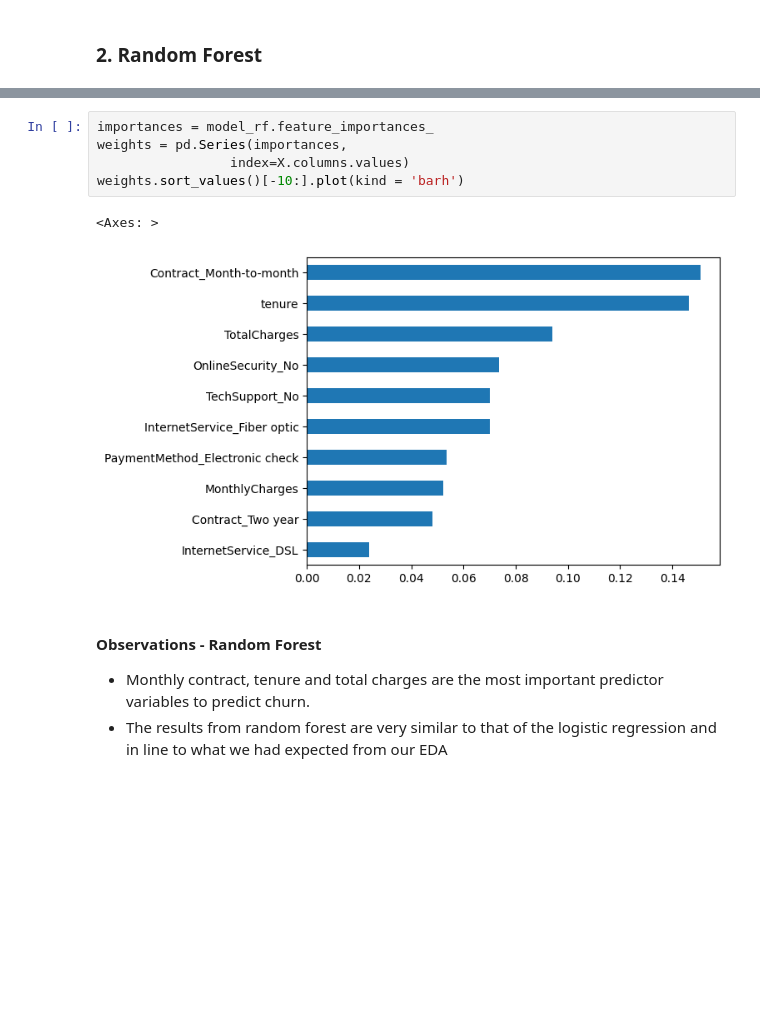
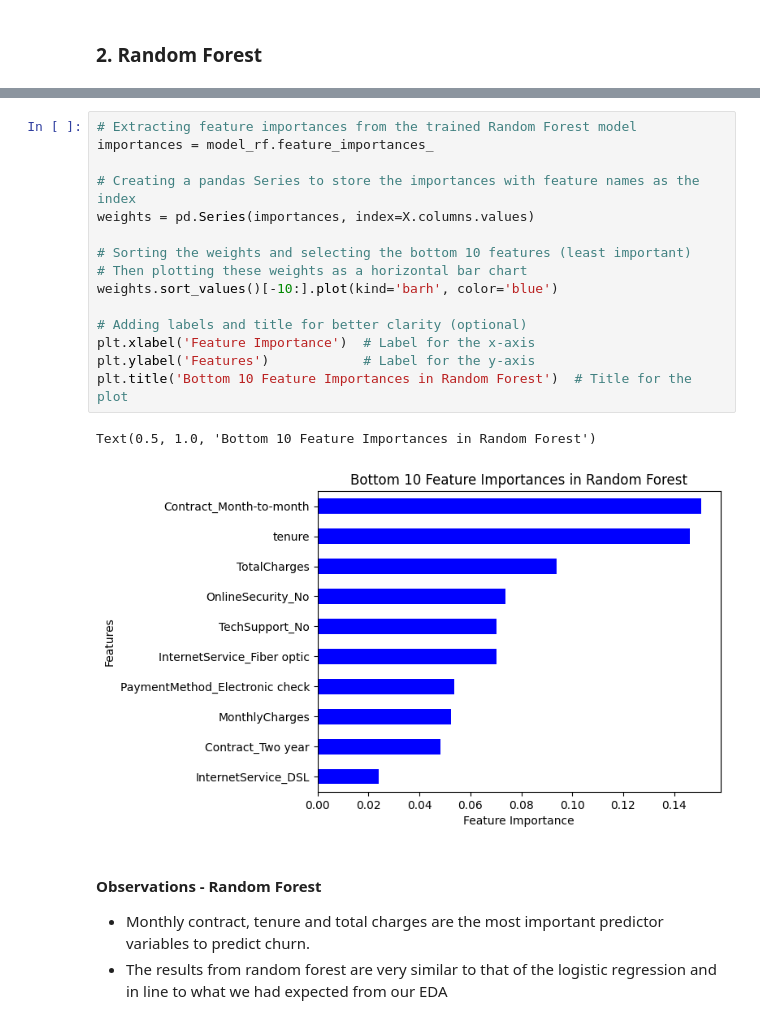
Before and after one commit to Kotadiyahenil/DS-Project-1, a Jupyter notebook: Telecom-Customer-Churn-Prediction-Supervised-Learning-End-To-End.ipynb, the cells around one changed output, grey strips where cells are left out. Saved outputs shown, nothing was run; the diff lists cells and outputs as text; blank space fills up the shorter version.

```diff
--- a/Telecom-Customer-Churn-Prediction-Supervised-Learning-End-To-End.ipynb
+++ b/Telecom-Customer-Churn-Prediction-Supervised-Learning-End-To-End.ipynb
@@ -766,13 +858,23 @@ print(metrics.accuracy_score(y_test, prediction_test))
 # %% [output]
 0.8088130774697939
 # %%
+# Extracting feature importances from the trained Random Forest model
 importances = model_rf.feature_importances_
-weights = pd.Series(importances,
-                 index=X.columns.values)
-weights.sort_values()[-10:].plot(kind = 'barh')
+
+# Creating a pandas Series to store the importances with feature names as the index
+weights = pd.Series(importances, index=X.columns.values)
+
+# Sorting the weights and selecting the bottom 10 features (least important)
+# Then plotting these weights as a horizontal bar chart
+weights.sort_values()[-10:].plot(kind='barh', color='blue')
+
+# Adding labels and title for better clarity (optional)
+plt.xlabel('Feature Importance')  # Label for the x-axis
+plt.ylabel('Features')            # Label for the y-axis
+plt.title('Bottom 10 Feature Importances in Random Forest')  # Title for the plot
 # %% [output]
-<Axes: >
+Text(0.5, 1.0, 'Bottom 10 Feature Importances in Random Forest')
-[figure, old version]
+[figure, new version]
 # %% [markdown]
 #### Observations - Random Forest
 
```
Also changed, not shown: parts of 16 cells of this notebook, 3 other files.
